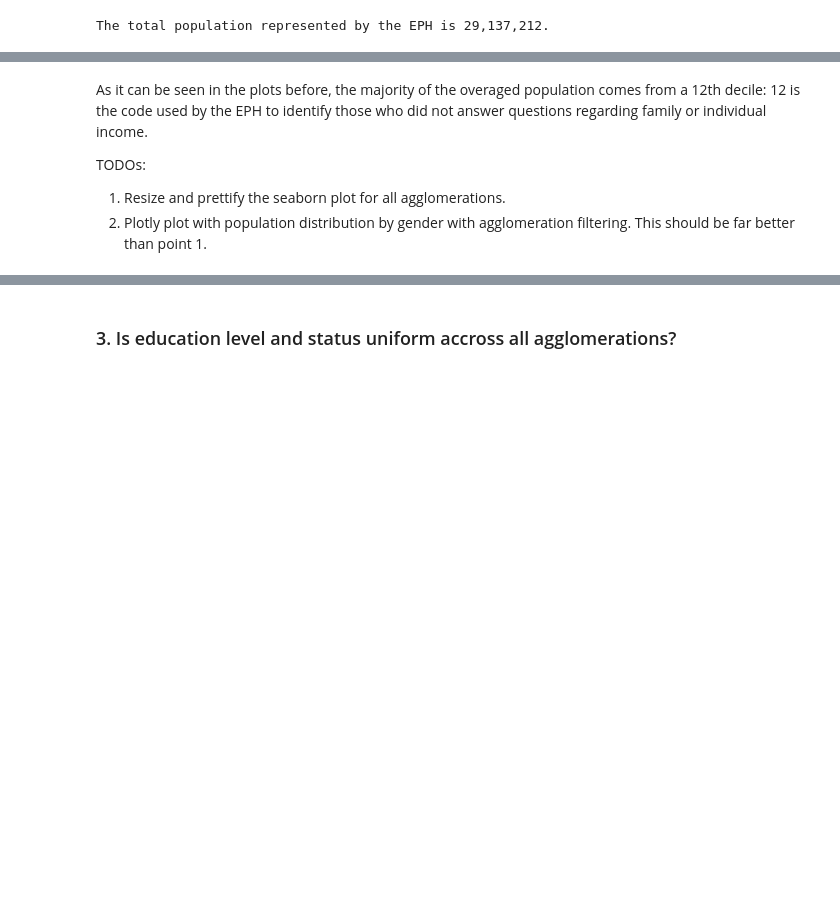
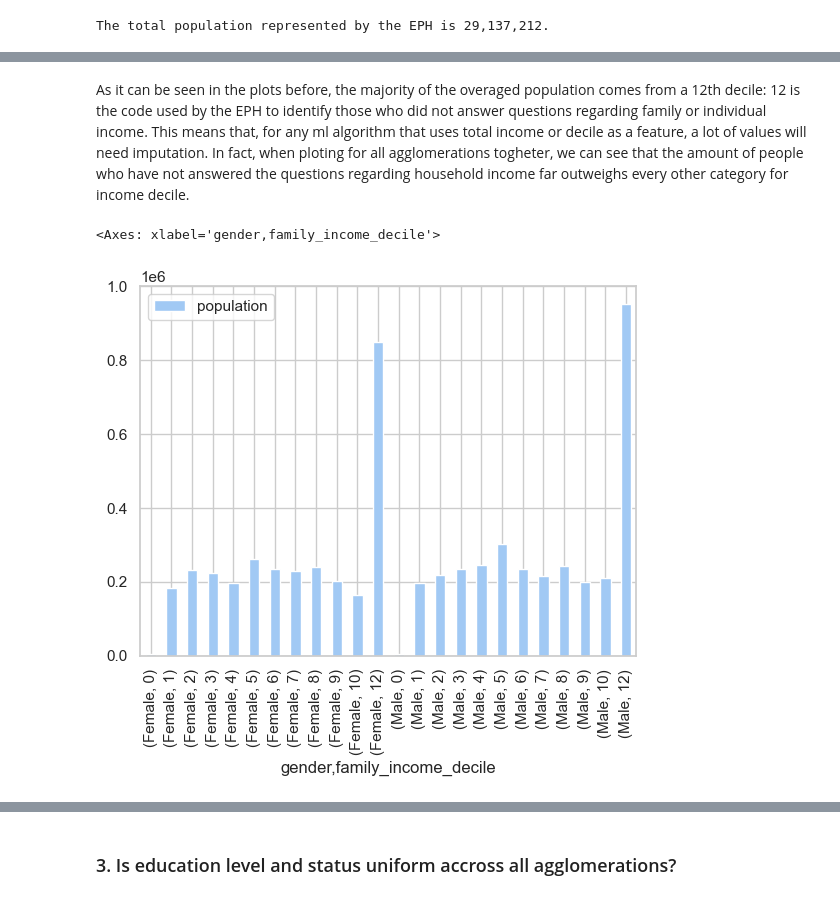
Before and after one commit to jbeiroa/learnground, a Jupyter notebook: projects/eph_sc_dropouts/EPH_School_Dropouts_Exploratory_Analysis.ipynb, the cells around one changed output, grey strips where cells are left out. Drawn from its saved outputs; the diff is of its cells as text; code cells hidden in the pictures; blank space fills up the shorter version.

```diff
--- a/projects/eph_sc_dropouts/EPH_School_Dropouts_Exploratory_Analysis.ipynb
+++ b/projects/eph_sc_dropouts/EPH_School_Dropouts_Exploratory_Analysis.ipynb
@@ -448,6 +505,7 @@ fig.tight_layout()
 # %% [markdown]
-As it can be seen in the plots before, the majority of the overaged population comes from a 12th decile: 12 is the code used by the EPH to identify those who did not answer questions regarding family or individual income.
-
-TODOs:
-1. Resize and prettify the seaborn plot for all agglomerations.
-2. Plotly plot with population distribution by gender with agglomeration filtering. This should be far better than point 1.
+As it can be seen in the plots before, the majority of the overaged population comes from a 12th decile: 12 is the code used by the EPH to identify those who did not answer questions regarding family or individual income. This means that, for any ml algorithm that uses total income or decile as a feature, a lot of values will need imputation. In fact, when ploting for all agglomerations togheter, we can see that the amount of people who have not answered the questions regarding household income far outweighs every other category for income decile.
+# %%
+overaged_by_aggl.groupby(['gender', 'family_income_decile']).sum(numeric_only=True).plot(kind='bar')
+# %% [output]
+<Axes: xlabel='gender,family_income_decile'>
+[figure, added]
```
Also changed, not shown: parts of 17 cells of this notebook, 2 other files.
